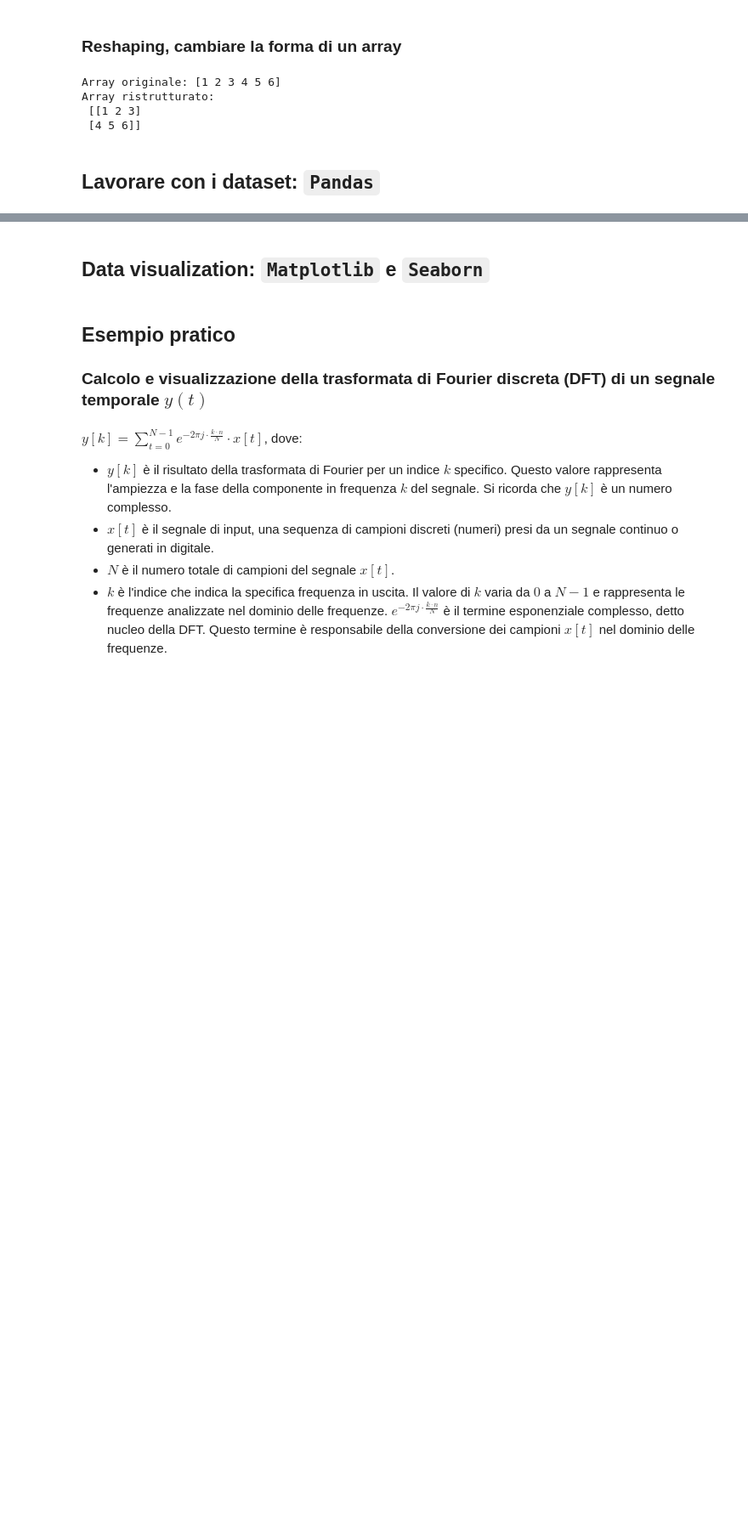
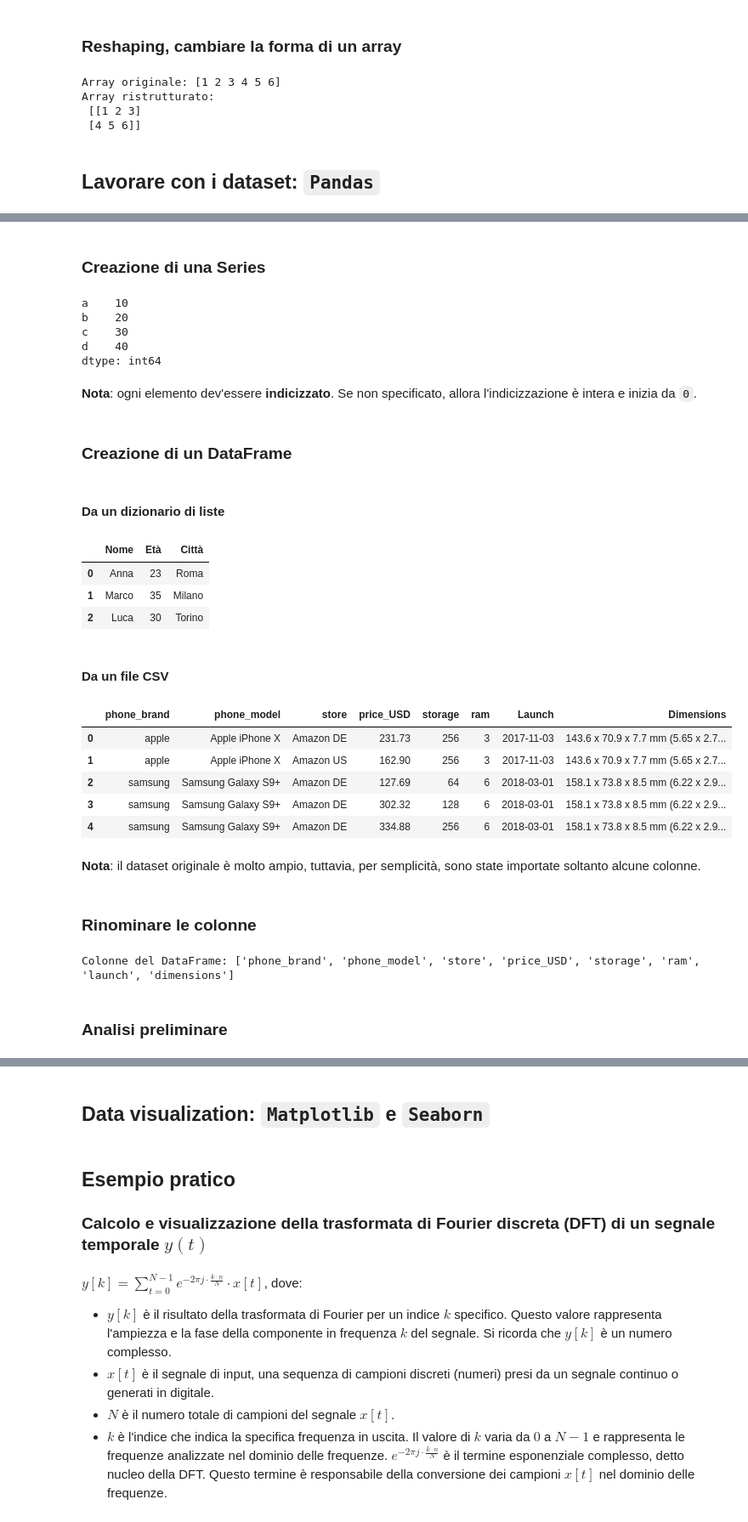
Before and after one commit to lamferzon/crash-course-Python, a Jupyter notebook: Lezioni/2. Python per l'analisi dati.ipynb, the cells around one changed output, grey strips where cells are left out. Shown: that part at 85% size. Drawn from its saved outputs; the diff is of its cells as text; code cells hidden in the pictures; blank space fills up the shorter version.

Commit message:
Inziata sezione Pandas
- Caricato dataset "phone_data".

```diff
--- a/Lezioni/2. Python per l'analisi dati.ipynb
+++ b/Lezioni/2. Python per l'analisi dati.ipynb
@@ -214,0 +219,73 @@ Array ristrutturato:
+# %% [markdown]
+### Creazione di una Series
+# %%
+serie = pd.Series(
+    [10, 20, 30, 40],
+    index=["a", "b", "c", "d"]
+)
+serie
+# %% [output]
+a    10
+b    20
+c    30
+d    40
+dtype: int64
+# %% [markdown]
+**Nota**: ogni elemento dev'essere **indicizzato**. Se non specificato, allora l'indicizzazione è intera e inizia da `0`.
+# %% [markdown]
+### Creazione di un DataFrame
+# %% [markdown]
+#### Da un dizionario di liste
+# %%
+df = pd.DataFrame(
+    {
+        "Nome": ["Anna", "Marco", "Luca"],
+        "Età": [23, 35, 30],
+        "Città": ["Roma", "Milano", "Torino"]
+    }
+)
+df
+# %% [output]
+|  | Nome | Età | Città |
+| 0 | Anna | 23 | Roma |
+| 1 | Marco | 35 | Milano |
+| 2 | Luca | 30 | Torino |
+# %% [markdown]
+#### Da un file CSV
+# %%
+phone_data = pd.read_csv("phone_data.csv")[
+    [
+        "phone_brand",
+        "phone_model",
+        "store",
+        "price_USD",
+        "storage",
+        "ram",
+        "Launch",
+        "Dimensions"
+    ]
+]
+phone_data.head() # visualizzazione dei primi 5 record del DataFrame
+# %% [output]
+|  | phone_brand | phone_model | store | price_USD | storage | ram | Launch | Dimensions |
+| 0 | apple | Apple iPhone X | Amazon DE | 231.73 | 256 | 3 | 2017-11-03 | 143.6 x 70.9 x 7.7 mm (5.65 x 2.7... |
+| 1 | apple | Apple iPhone X | Amazon US | 162.90 | 256 | 3 | 2017-11-03 | 143.6 x 70.9 x 7.7 mm (5.65 x 2.7... |
+| 2 | samsung | Samsung Galaxy S9+ | Amazon DE | 127.69 | 64 | 6 | 2018-03-01 | 158.1 x 73.8 x 8.5 mm (6.22 x 2.9... |
+| 3 | samsung | Samsung Galaxy S9+ | Amazon DE | 302.32 | 128 | 6 | 2018-03-01 | 158.1 x 73.8 x 8.5 mm (6.22 x 2.9... |
+| 4 | samsung | Samsung Galaxy S9+ | Amazon DE | 334.88 | 256 | 6 | 2018-03-01 | 158.1 x 73.8 x 8.5 mm (6.22 x 2.9... |
+# %% [markdown]
+**Nota**: il dataset originale è molto ampio, tuttavia, per semplicità, sono state importate soltanto alcune colonne.
+# %% [markdown]
+### Rinominare le colonne
+# %%
+phone_data = phone_data.rename(
+    columns={
+        "Launch": "launch",
+        "Dimensions": "dimensions"
+    }
+)
+print("Colonne del DataFrame:", list(phone_data.columns))
+# %% [output]
+Colonne del DataFrame: ['phone_brand', 'phone_model', 'store', 'price_USD', 'storage', 'ram', 'launch', 'dimensions']
+# %% [markdown]
+### Analisi preliminare
```
Also changed, not shown: parts of 6 cells of this notebook, 1 other file.
